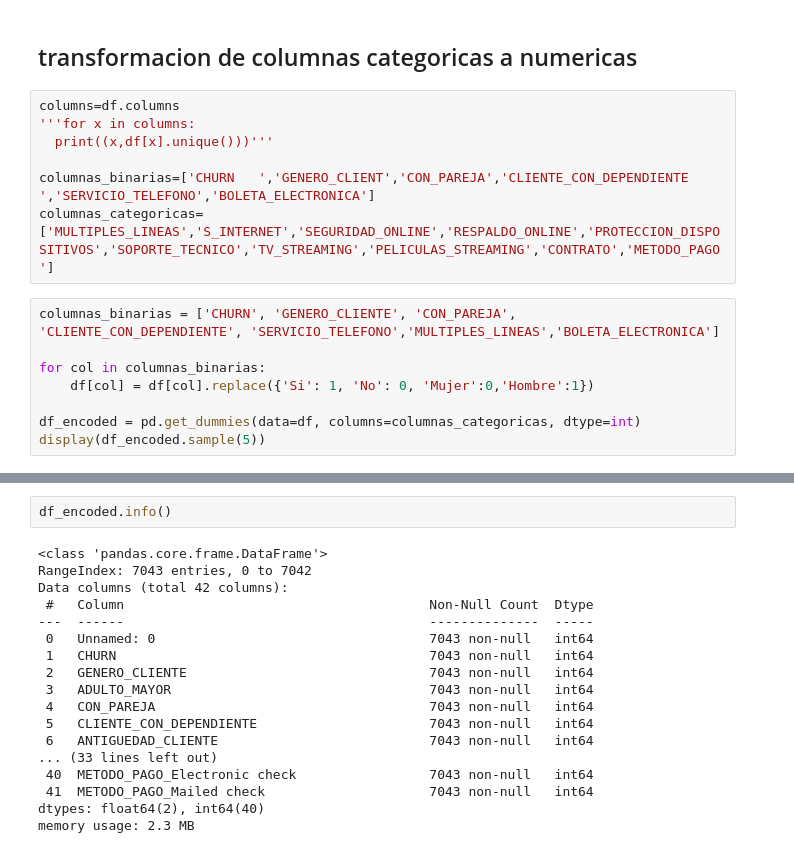
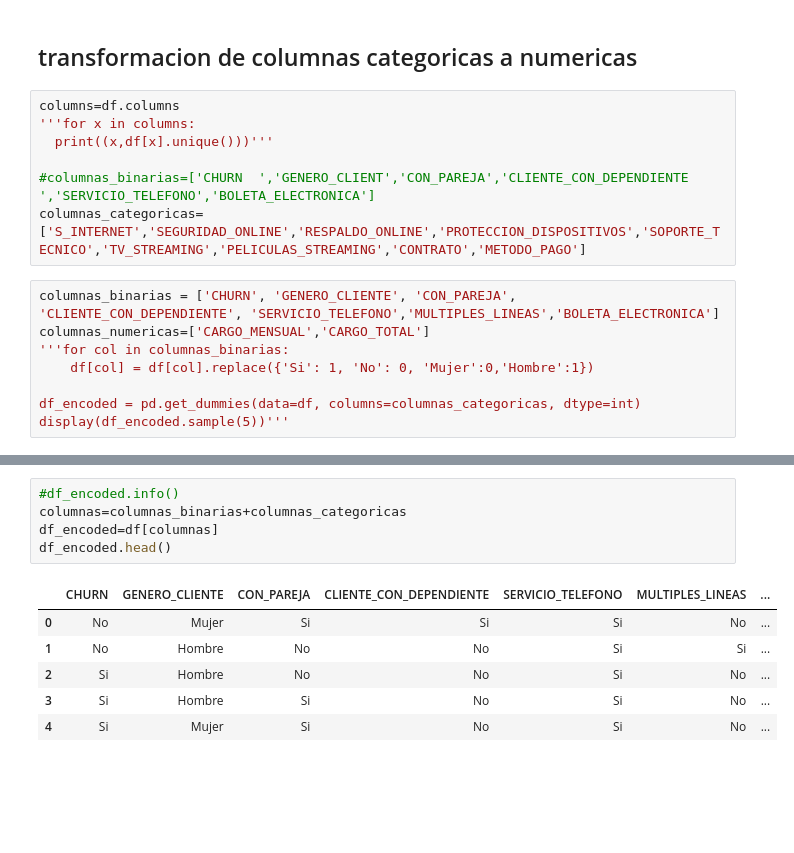
Before and after one commit to raohxxx/Telecom-2-challenge, a Jupyter notebook: telecomX2.ipynb, the cells around one changed output, grey strips where cells are left out. Cells and saved outputs as stored; diff of their text form; blank space fills up the shorter version.

```diff
--- a/telecomX2.ipynb
+++ b/telecomX2.ipynb
@@ -102,14 +102,14 @@ columns=df.columns
 '''for x in columns:
   print((x,df[x].unique()))'''
 
-columnas_binarias=['CHURN	','GENERO_CLIENT','CON_PAREJA','CLIENTE_CON_DEPENDIENTE	','SERVICIO_TELEFONO','BOLETA_ELECTRONICA']
-columnas_categoricas=['MULTIPLES_LINEAS','S_INTERNET','SEGURIDAD_ONLINE','RESPALDO_ONLINE','PROTECCION_DISPOSITIVOS','SOPORTE_TECNICO','TV_STREAMING','PELICULAS_STREAMING','CONTRATO','METODO_PAGO']
+#columnas_binarias=['CHURN	','GENERO_CLIENT','CON_PAREJA','CLIENTE_CON_DEPENDIENTE	','SERVICIO_TELEFONO','BOLETA_ELECTRONICA']
+columnas_categoricas=['S_INTERNET','SEGURIDAD_ONLINE','RESPALDO_ONLINE','PROTECCION_DISPOSITIVOS','SOPORTE_TECNICO','TV_STREAMING','PELICULAS_STREAMING','CONTRATO','METODO_PAGO']
 # %%
 columnas_binarias = ['CHURN', 'GENERO_CLIENTE', 'CON_PAREJA', 'CLIENTE_CON_DEPENDIENTE', 'SERVICIO_TELEFONO','MULTIPLES_LINEAS','BOLETA_ELECTRONICA']
-
-for col in columnas_binarias:
+columnas_numericas=['CARGO_MENSUAL','CARGO_TOTAL']
+'''for col in columnas_binarias:
     df[col] = df[col].replace({'Si': 1, 'No': 0, 'Mujer':0,'Hombre':1})
 
 df_encoded = pd.get_dummies(data=df, columns=columnas_categoricas, dtype=int)
-display(df_encoded.sample(5))
+display(df_encoded.sample(5))'''
 # %% [output]
@@ -123,20 +117,12 @@ display(df_encoded.sample(5))
-# %%
-df_encoded.info()
-# %% [output]
-<class 'pandas.core.frame.DataFrame'>
-RangeIndex: 7043 entries, 0 to 7042
-Data columns (total 42 columns):
- #   Column                                       Non-Null Count  Dtype
----  ------                                       --------------  -----
- 0   Unnamed: 0                                   7043 non-null   int64
- 1   CHURN                                        7043 non-null   int64
- 2   GENERO_CLIENTE                               7043 non-null   int64
- 3   ADULTO_MAYOR                                 7043 non-null   int64
- 4   CON_PAREJA                                   7043 non-null   int64
- 5   CLIENTE_CON_DEPENDIENTE                      7043 non-null   int64
- 6   ANTIGUEDAD_CLIENTE                           7043 non-null   int64
-... (33 lines left out)
- 40  METODO_PAGO_Electronic check                 7043 non-null   int64
- 41  METODO_PAGO_Mailed check                     7043 non-null   int64
-dtypes: float64(2), int64(40)
-memory usage: 2.3 MB
+# %%
+#df_encoded.info()
+columnas=columnas_binarias+columnas_categoricas
+df_encoded=df[columnas]
+df_encoded.head()
+# %% [output]
+|  | CHURN | GENERO_CLIENTE | CON_PAREJA | CLIENTE_CON_DEPENDIENTE | SERVICIO_TELEFONO | MULTIPLES_LINEAS | ... |
+| 0 | No | Mujer | Si | Si | Si | No | ... |
+| 1 | No | Hombre | No | No | Si | Si | ... |
+| 2 | Si | Hombre | No | No | Si | No | ... |
+| 3 | Si | Hombre | Si | No | Si | No | ... |
+| 4 | Si | Mujer | Si | No | Si | No | ... |
```
Also changed, not shown: parts of 7 cells of this notebook.
